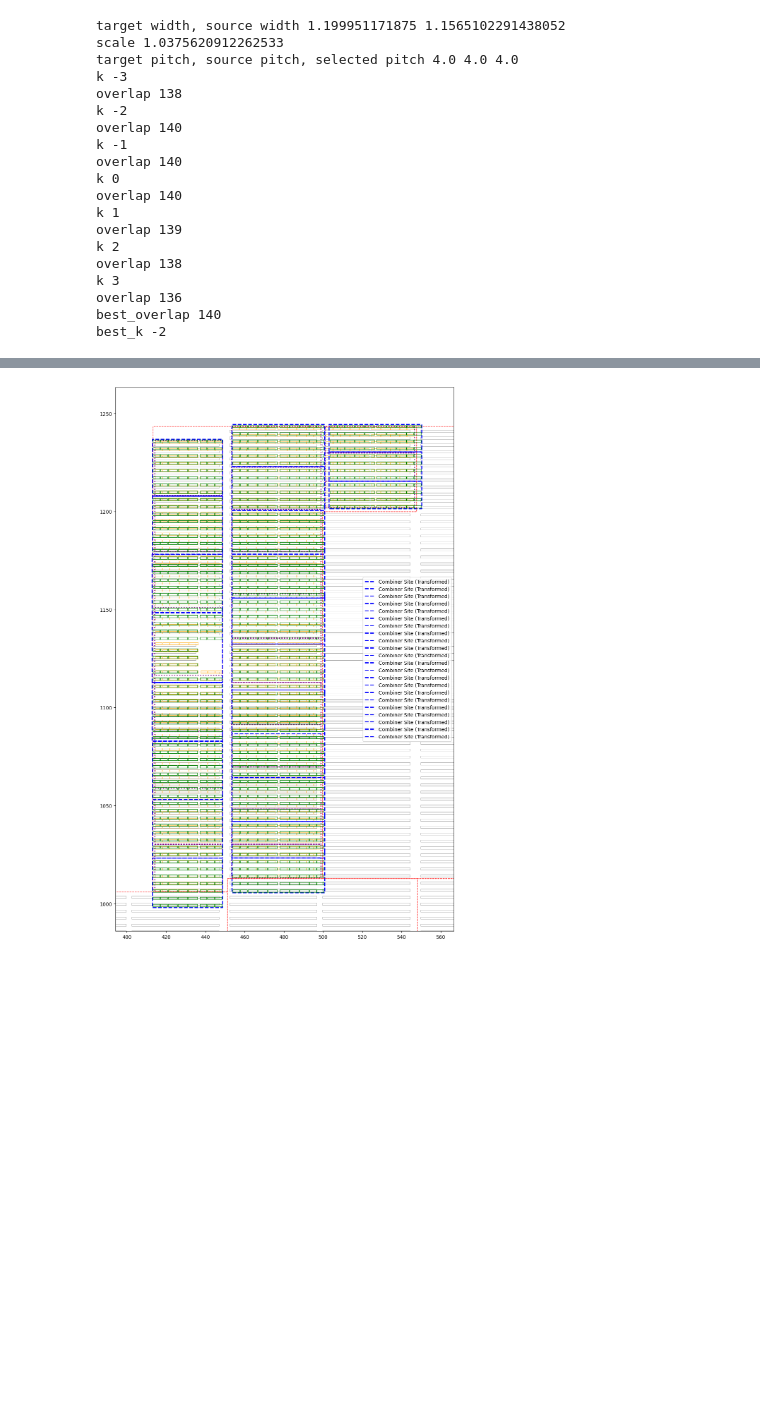
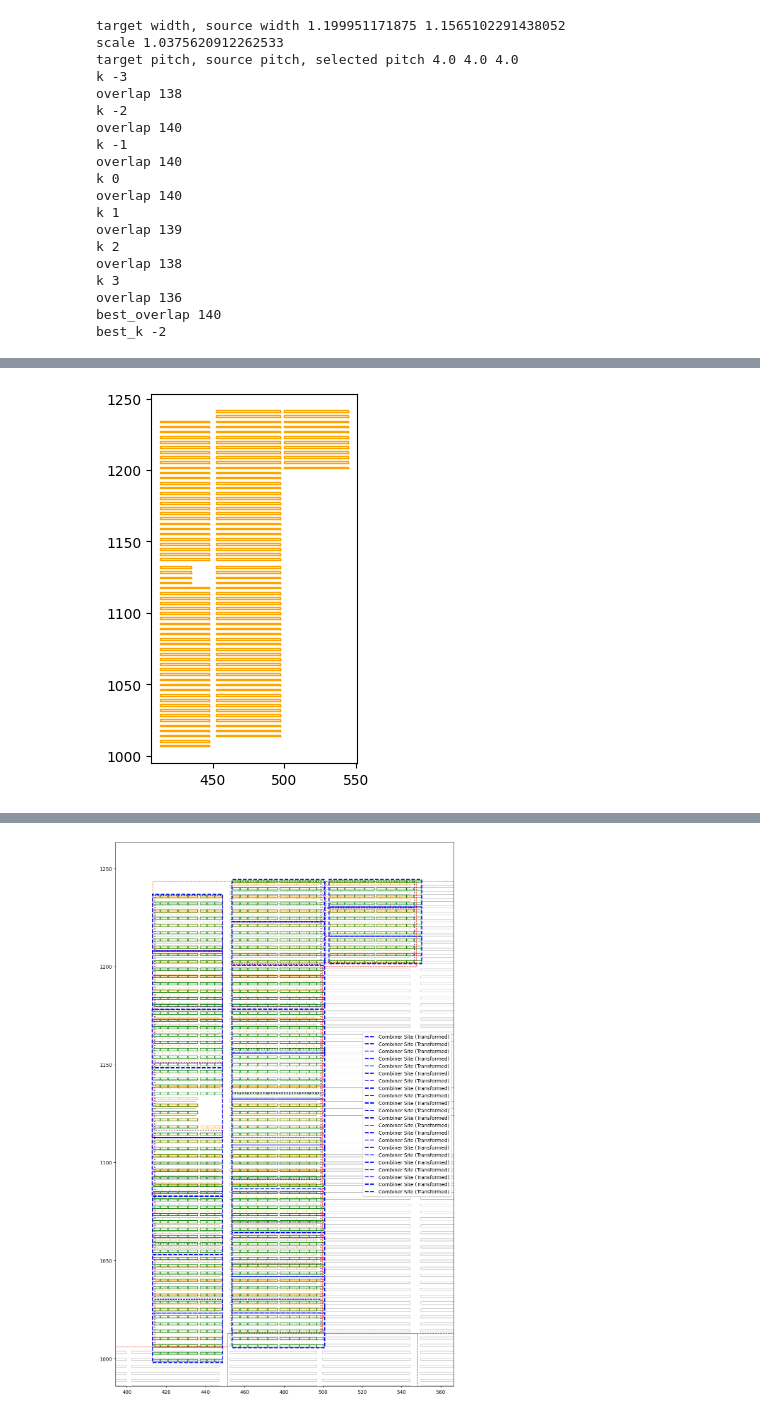
Before and after one commit to roba-cansolar/pdf-layout-extraction-dev, a Jupyter notebook: testing_notebooks/text-extraction-tests/LLM-extract/full_pipeline.ipynb, the cells around one changed output, grey strips where cells are left out. Cells and saved outputs as stored; diff of their text form; code cells hidden in the pictures; blank space fills up the shorter version.

```diff
--- a/testing_notebooks/text-extraction-tests/LLM-extract/full_pipeline.ipynb
+++ b/testing_notebooks/text-extraction-tests/LLM-extract/full_pipeline.ipynb
@@ -328,0 +406,19 @@ best_k -2
+# %%
+from shapely.ops import unary_union, polygonize
+from shapely.geometry import MultiPolygon
+
+
+# Filter target to AOI; collect polygons
+target_polys = site_polygons
+aoi = unary_union(list(polygonize(combiner_poly_site)))
+
+tgt = [p for p in (target_polys.geoms if isinstance(target_polys, MultiPolygon) else target_polys)
+        if p.intersects(aoi)]
+# %%
+plt.gca().set_aspect('equal')
+for poly in tgt:
+    x, y = poly.exterior.xy
+    plt.plot(x, y, color='orange', linewidth=1)
+plt.show()
+# %% [output]
+[figure, added]
```
Also changed, not shown: parts of 5 cells of this notebook, 3 other files.
